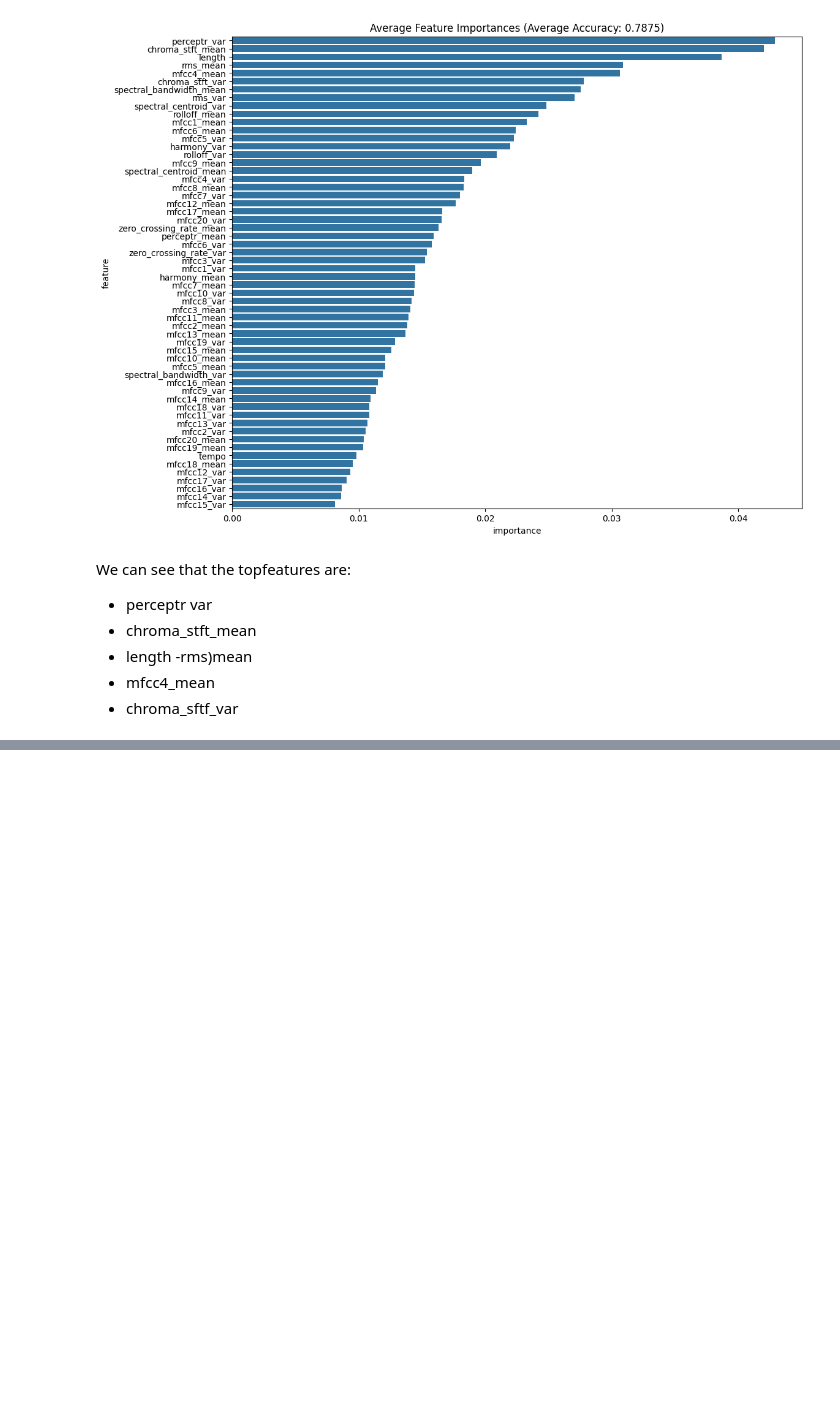
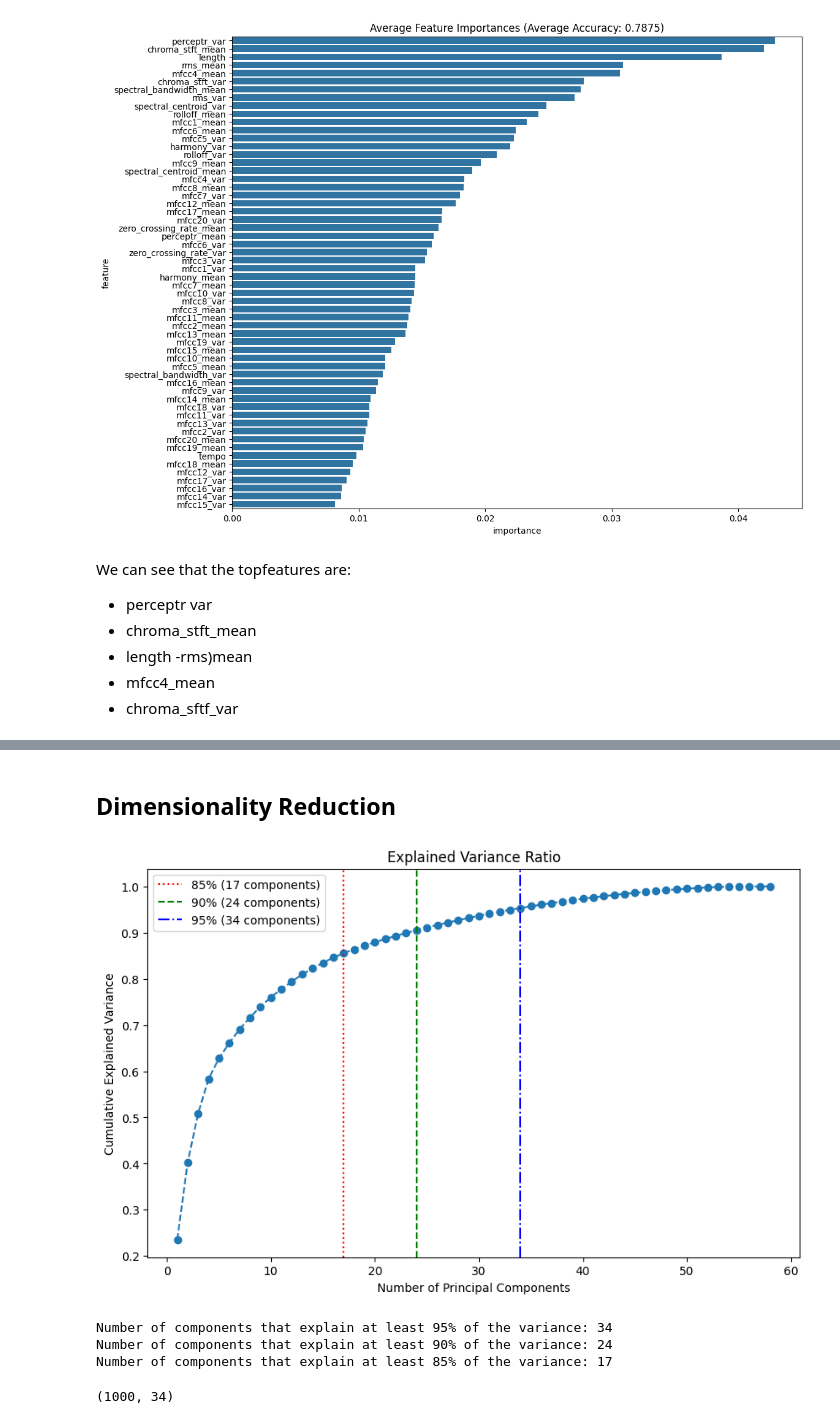
Before and after one commit to rajanhans/SDS-CP018-music-classifier, a Jupyter notebook: notebooks/julien-hovan/week-1.ipynb, the cells around one changed output, grey strips where cells are left out. Cells and saved outputs as stored; diff of their text form; code cells hidden in the pictures; blank space fills up the shorter version.

```diff
--- a/notebooks/julien-hovan/week-1.ipynb
+++ b/notebooks/julien-hovan/week-1.ipynb
@@ -228,0 +393,65 @@ We can see that the topfeatures are:
+# %% [markdown]
+## Dimensionality Reduction
+# %%
+from sklearn.decomposition import PCA
+from sklearn.manifold import TSNE
+
+# Separate features and labels
+X = features_30s_df.drop(['filename', 'label'], axis=1)
+y = features_30s_df['label']
+
+# Standardize the features
+scaler = StandardScaler()
+X_scaled = scaler.fit_transform(X)
+
+# Apply PCA
+pca = PCA()
+X_pca = pca.fit_transform(X_scaled)
+
+# Explained variance ratio
+explained_variance_ratio = pca.explained_variance_ratio_
+
+# Plot explained variance
+plt.figure(figsize=(10, 6))
+plt.plot(range(1, len(explained_variance_ratio) + 1), explained_variance_ratio.cumsum(), marker='o', linestyle='--')
+plt.title('Explained Variance Ratio')
+plt.xlabel('Number of Principal Components')
+plt.ylabel('Cumulative Explained Variance')
+
+# Add vertical lines for 85%, 90%, and 95% explained variance
+thresholds = [0.85, 0.90, 0.95]
+colors = ['red', 'green', 'blue']
+linestyles = ['dotted', 'dashed', 'dashdot']
+
+for threshold, color, linestyle in zip(thresholds, colors, linestyles):
+    # Find the number of components that explain at least the threshold
+    n_components = next(i for i, cumsum in enumerate(explained_variance_ratio.cumsum()) if cumsum >= threshold) + 1
+    plt.axvline(x=n_components, color=color, linestyle=linestyle, label=f'{threshold*100:.0f}% ({n_components} components)')
+
+plt.legend()
+plt.show()
+# %% [output]
+[figure, added]
+# %%
+
+# choose the number of components that capture a desired amount of variance (e.g., 95%)
+n_components_95 = next(i for i, cumsum in enumerate(explained_variance_ratio.cumsum()) if cumsum >= 0.95) + 1
+print(f"Number of components that explain at least 95% of the variance: {n_components_95}")
+
+n_components_90 = next(i for i, cumsum in enumerate(explained_variance_ratio.cumsum()) if cumsum >= 0.90) + 1
+print(f"Number of components that explain at least 90% of the variance: {n_components_90}")
+
+n_components_85 = next(i for i, cumsum in enumerate(explained_variance_ratio.cumsum()) if cumsum >= 0.85) + 1
+print(f"Number of components that explain at least 85% of the variance: {n_components_85}")
+
+
+# re-apply PCA with the chosen number of components
+pca_95 = PCA(n_components=n_components_95)
+X_pca_95 = pca_95.fit_transform(X_scaled)
+
+X_pca.shape
+# %% [output]
+Number of components that explain at least 95% of the variance: 34
+Number of components that explain at least 90% of the variance: 24
+Number of components that explain at least 85% of the variance: 17
+(1000, 34)
```
Also changed, not shown: parts of 20 cells of this notebook.
